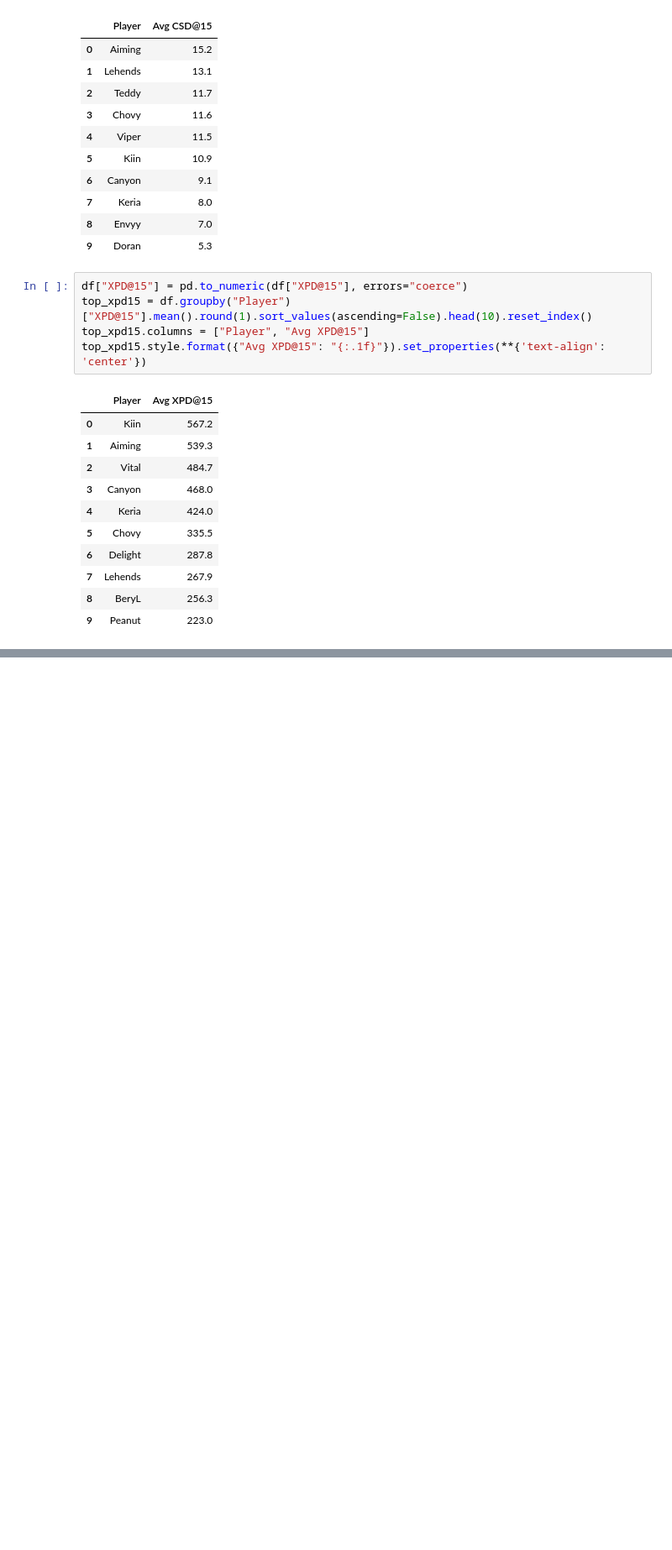
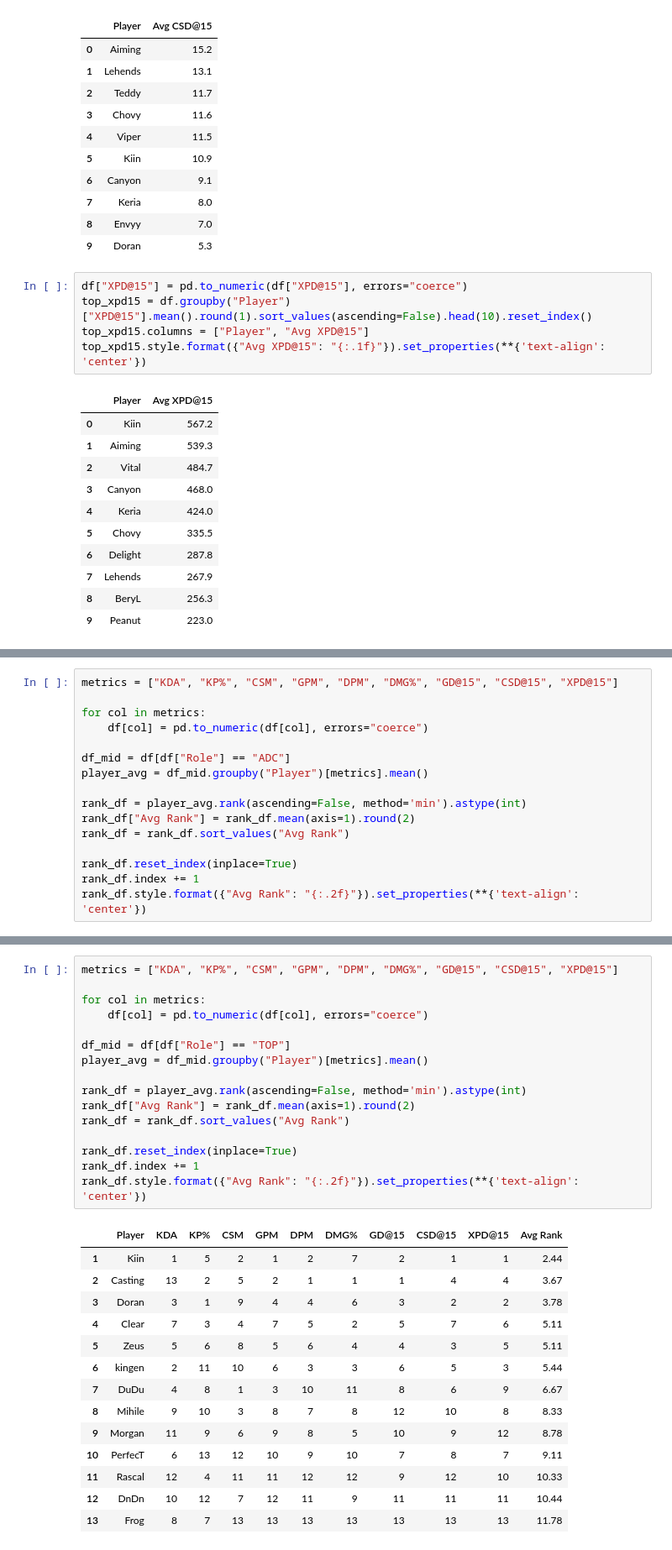
Before and after one commit to NguyenDung0210/LCK_Data_Analysis, a Jupyter notebook: analyze.ipynb, the cells around one changed output, grey strips where cells are left out. Shown at 84% size. Drawn from its saved outputs; the diff is of its cells as text; blank space fills up the shorter version.

```diff
--- a/analyze.ipynb
+++ b/analyze.ipynb
@@ -475,0 +527,16 @@ top_xpd15.style.format({"Avg XPD@15": "{:.1f}"}).set_properties(**{'text-align':
+# %%
+metrics = ["KDA", "KP%", "CSM", "GPM", "DPM", "DMG%", "GD@15", "CSD@15", "XPD@15"]
+
+for col in metrics:
+    df[col] = pd.to_numeric(df[col], errors="coerce")
+
+df_mid = df[df["Role"] == "ADC"]
+player_avg = df_mid.groupby("Player")[metrics].mean()
+
+rank_df = player_avg.rank(ascending=False, method='min').astype(int)
+rank_df["Avg Rank"] = rank_df.mean(axis=1).round(2)
+rank_df = rank_df.sort_values("Avg Rank")
+
+rank_df.reset_index(inplace=True)
+rank_df.index += 1
+rank_df.style.format({"Avg Rank": "{:.2f}"}).set_properties(**{'text-align': 'center'})
@@ -475,0 +557,31 @@ top_xpd15.style.format({"Avg XPD@15": "{:.1f}"}).set_properties(**{'text-align':
+# %%
+metrics = ["KDA", "KP%", "CSM", "GPM", "DPM", "DMG%", "GD@15", "CSD@15", "XPD@15"]
+
+for col in metrics:
+    df[col] = pd.to_numeric(df[col], errors="coerce")
+
+df_mid = df[df["Role"] == "TOP"]
+player_avg = df_mid.groupby("Player")[metrics].mean()
+
+rank_df = player_avg.rank(ascending=False, method='min').astype(int)
+rank_df["Avg Rank"] = rank_df.mean(axis=1).round(2)
+rank_df = rank_df.sort_values("Avg Rank")
+
+rank_df.reset_index(inplace=True)
+rank_df.index += 1
+rank_df.style.format({"Avg Rank": "{:.2f}"}).set_properties(**{'text-align': 'center'})
+# %% [output]
+|  | Player | KDA | KP% | CSM | GPM | DPM | DMG% | GD@15 | CSD@15 | XPD@15 | Avg Rank |
+| 1 | Kiin | 1 | 5 | 2 | 1 | 2 | 7 | 2 | 1 | 1 | 2.44 |
+| 2 | Casting | 13 | 2 | 5 | 2 | 1 | 1 | 1 | 4 | 4 | 3.67 |
+| 3 | Doran | 3 | 1 | 9 | 4 | 4 | 6 | 3 | 2 | 2 | 3.78 |
+| 4 | Clear | 7 | 3 | 4 | 7 | 5 | 2 | 5 | 7 | 6 | 5.11 |
+| 5 | Zeus | 5 | 6 | 8 | 5 | 6 | 4 | 4 | 3 | 5 | 5.11 |
+| 6 | kingen | 2 | 11 | 10 | 6 | 3 | 3 | 6 | 5 | 3 | 5.44 |
+| 7 | DuDu | 4 | 8 | 1 | 3 | 10 | 11 | 8 | 6 | 9 | 6.67 |
+| 8 | Mihile | 9 | 10 | 3 | 8 | 7 | 8 | 12 | 10 | 8 | 8.33 |
+| 9 | Morgan | 11 | 9 | 6 | 9 | 8 | 5 | 10 | 9 | 12 | 8.78 |
+| 10 | PerfecT | 6 | 13 | 12 | 10 | 9 | 10 | 7 | 8 | 7 | 9.11 |
+| 11 | Rascal | 12 | 4 | 11 | 11 | 12 | 12 | 9 | 12 | 10 | 10.33 |
+| 12 | DnDn | 10 | 12 | 7 | 12 | 11 | 9 | 11 | 11 | 11 | 10.44 |
+| 13 | Frog | 8 | 7 | 13 | 13 | 13 | 13 | 13 | 13 | 13 | 11.78 |
```
Also changed, not shown: parts of 5 cells of this notebook.
